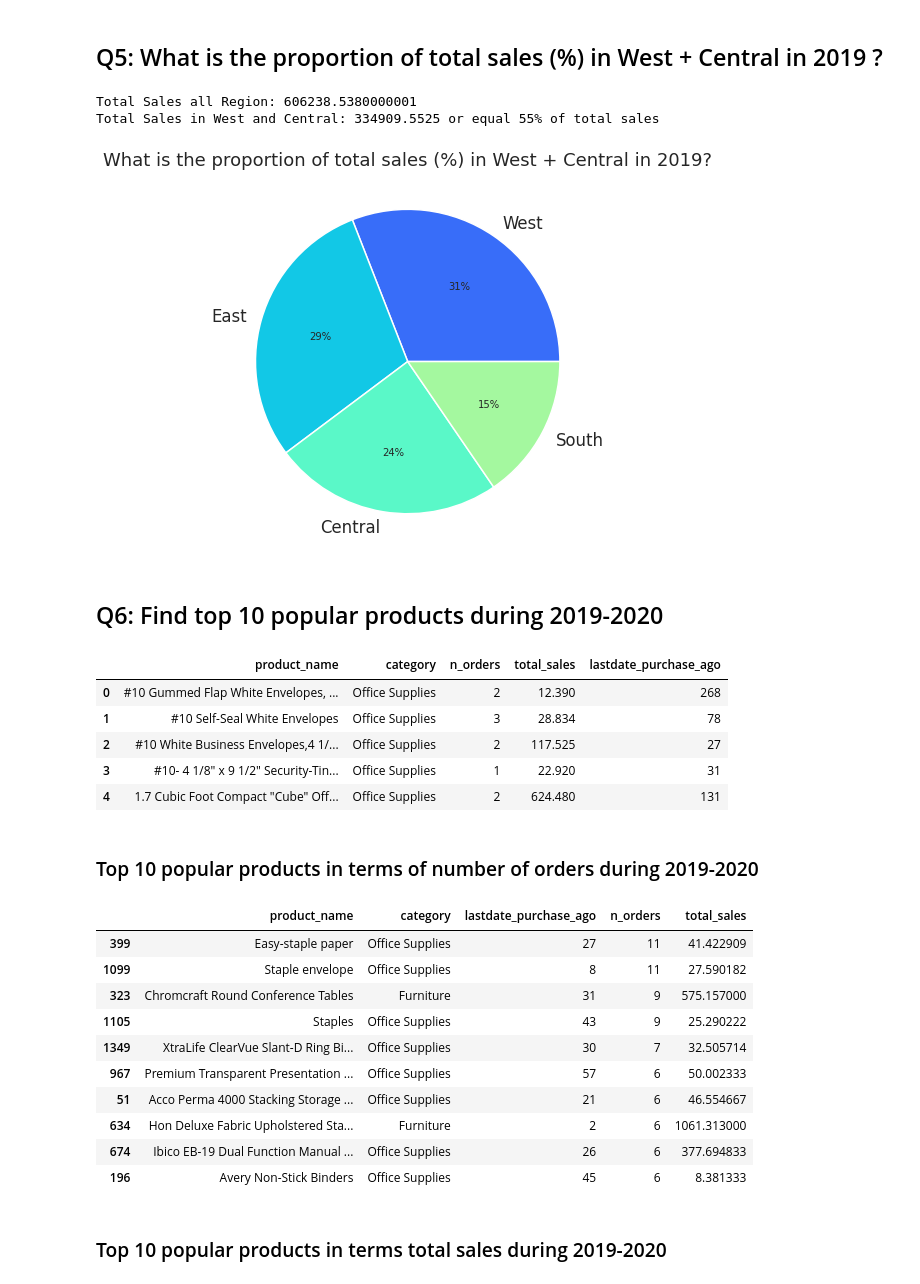
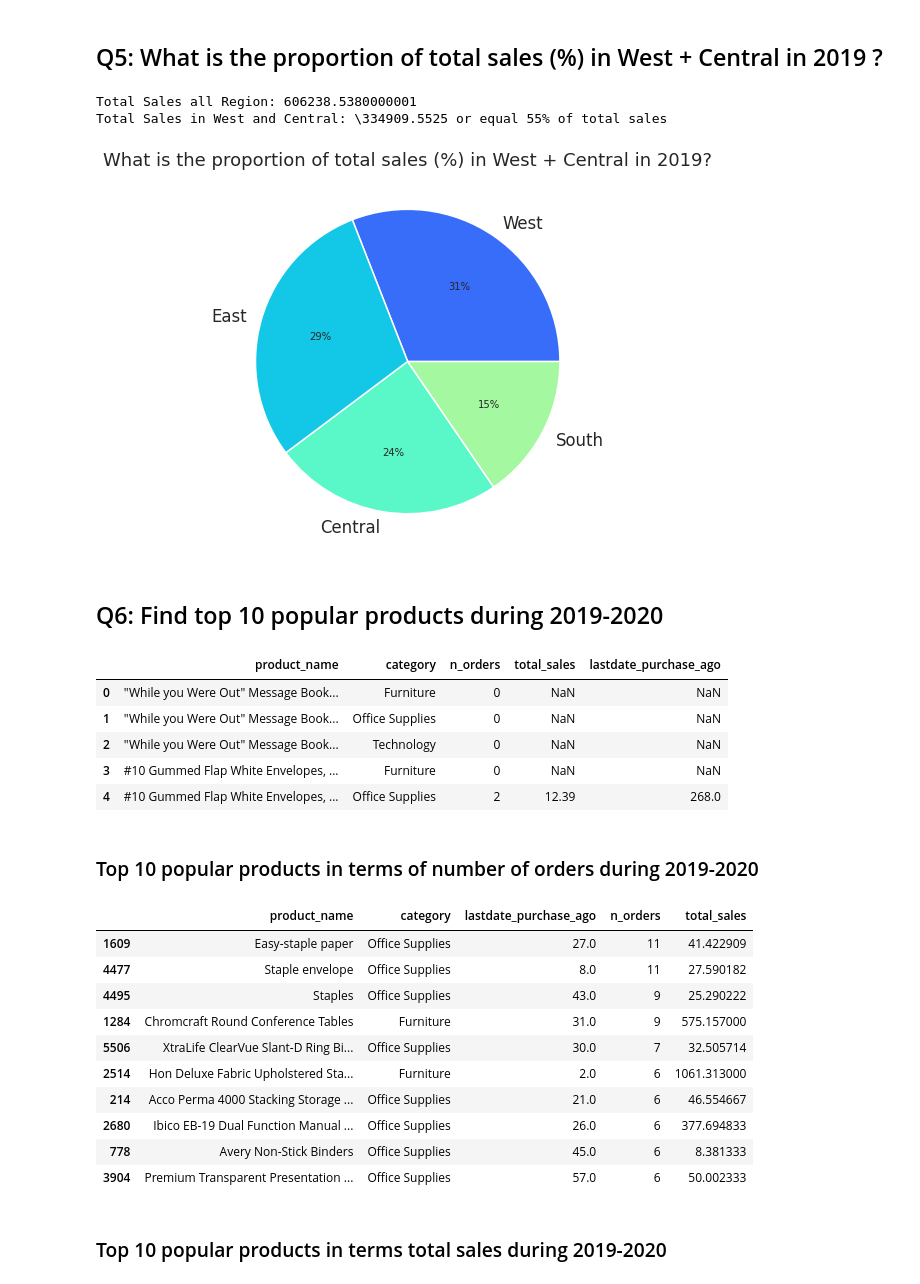
Before and after one commit to syunar/22-02_Store-Sales-Analysis-Customer-Segmentation, a Jupyter notebook: 22_02_dataprep_and_analyze.ipynb, the cells around one changed output. Saved outputs shown, nothing was run; the diff lists cells and outputs as text; code cells hidden in the pictures.

```diff
--- a/22_02_dataprep_and_analyze.ipynb
+++ b/22_02_dataprep_and_analyze.ipynb
@@ -229,11 +230,14 @@ array(['Second Class', 'Standard Class', 'First Class', 'Same Day'],
 for num in nums:
     df[num] = df[num].apply(pd.to_numeric)
 for cat in nor_cats:
-    df[cat] = df[cat].astype('string')
+    df[cat] = df[cat].astype('category')
 for dtime in dtimes:
     df[dtime] = df[dtime].apply(pd.to_datetime)
 
-ship_mode_cat = CategoricalDtype(categories=['Standard Class', 'Second Class', 'First Class', 'Same Day'], ordered=True)
+ship_mode_cat = CategoricalDtype(categories=['Standard Class',
+                                             'Second Class',
+                                             'First Class',
+                                             'Same Day'], ordered=True)
 for cat in ord_cats:
     df[cat] = df[cat].astype(ship_mode_cat)
 # %%
@@ -428,13 +439,21 @@ df.query('order_date > "2019-04-15" and order_date <= "2019-12-31"').groupby('st
 # %% [markdown]
 ## Q5: What is the proportion of total sales (%) in West + Central in 2019 ?
 # %%
-total_sales = df.query('order_date > "2019-01-01" and order_date <= "2019-12-31"')['sales'].sum()
-sales_west_cen = df.query('(order_date > "2019-01-01" & order_date <= "2019-12-31") & (region == "West" | region == "Central")')['sales'].sum()
+total_sales = df.query('order_date > "2019-01-01" \
+                        & order_date <= "2019-12-31"')['sales'].sum()
+sales_west_cen = df.query('(order_date > "2019-01-01" \
+                        & order_date <= "2019-12-31") \
+                        & (region == "West" | region == "Central")')['sales']\
+                        .sum()
 
 print(f'Total Sales all Region: {total_sales}')
-print(f'Total Sales in West and Central: {sales_west_cen} or equal {round(sales_west_cen*100/total_sales)}% of total sales')
+print(f'Total Sales in West and Central: \{sales_west_cen} or equal \
+{round(sales_west_cen*100/total_sales)}% of total sales')
 
-df_total_sales_by_region = df.query('(order_date > "2019-01-01" & order_date <= "2019-12-31")').groupby('region')['sales'].sum().sort_values(ascending=False).reset_index()
+df_total_sales_by_region = df.query('(order_date > "2019-01-01" \
+                                    & order_date <= "2019-12-31")')\
+                                    .groupby('region')['sales'].sum()\
+                                    .sort_values(ascending=False).reset_index()
 plt.figure(figsize=(15,7))
 plt.title('What is the proportion of total sales (%) in West + Central in 2019?')
 plt.pie(df_total_sales_by_region['sales'],
@@ -442,30 +461,35 @@ plt.pie(df_total_sales_by_region['sales'],
         autopct='%.0f%%');
 # %% [output]
 Total Sales all Region: 606238.5380000001
-Total Sales in West and Central: 334909.5525 or equal 55% of total sales
+Total Sales in West and Central: \334909.5525 or equal 55% of total sales
 [figure]
 # %% [markdown]
 ##   Q6: Find top 10 popular products during 2019-2020
 # %%
 
-product_rank = df.query('order_date >= "2019-01-01" & order_date <= "2019-12-31"')\
-                 .groupby(['product_name','category']).agg({'product_name':'count',
-                                                            'sales':'mean',
-                                                            'order_date':'max'})\
-                 .rename(columns={'product_name':'n_orders', 'sales':'total_sales', 'order_date':'lastdate_purchase_ago'})\
+product_rank = df.query('order_date>="2019-01-01"&order_date<="2019-12-31"')\
+                 .groupby(['product_name','category'])\
+                 .agg({'product_name':'count',
+                        'sales':'mean',
+                        'order_date':'max'})\
+                 .rename(columns={'product_name':'n_orders',
+                                  'sales':'total_sales',
+                                  'order_date':'lastdate_purchase_ago'})\
                  .reset_index()
 
 
 # datedif between last_time_purchase and date_now assume data_now='2020-01-01'
-product_rank['lastdate_purchase_ago'] = (dt.datetime(2020,1,1) - product_rank['lastdate_purchase_ago']).apply(lambda s: s.days)
+product_rank['lastdate_purchase_ago'] = (dt.datetime(2020,1,1)
+                                    - product_rank['lastdate_purchase_ago'])\
+                                    .apply(lambda s: s.days)
 product_rank.head()
 # %% [output]
 |  | product_name | category | n_orders | total_sales | lastdate_purchase_ago |
-| 0 | #10 Gummed Flap White Envelopes, ... | Office Supplies | 2 | 12.390 | 268 |
-| 1 | #10 Self-Seal White Envelopes | Office Supplies | 3 | 28.834 | 78 |
-| 2 | #10 White Business Envelopes,4 1/... | Office Supplies | 2 | 117.525 | 27 |
-| 3 | #10- 4 1/8" x 9 1/2" Security-Tin... | Office Supplies | 1 | 22.920 | 31 |
-| 4 | 1.7 Cubic Foot Compact "Cube" Off... | Office Supplies | 2 | 624.480 | 131 |
+| 0 | "While you Were Out" Message Book... | Furniture | 0 | NaN | NaN |
+| 1 | "While you Were Out" Message Book... | Office Supplies | 0 | NaN | NaN |
+| 2 | "While you Were Out" Message Book... | Technology | 0 | NaN | NaN |
+| 3 | #10 Gummed Flap White Envelopes, ... | Furniture | 0 | NaN | NaN |
+| 4 | #10 Gummed Flap White Envelopes, ... | Office Supplies | 2 | 12.39 | 268.0 |
 # %% [markdown]
 ### Top 10 popular products in terms of number of orders during 2019-2020
 # %%
@@ -474,16 +498,16 @@ product_rank = product_rank[['product_name', 'category', 'lastdate_purchase_ago'
 product_rank.sort_values(by='n_orders', ascending=False).head(10)
 # %% [output]
 |  | product_name | category | lastdate_purchase_ago | n_orders | total_sales |
-| 399 | Easy-staple paper | Office Supplies | 27 | 11 | 41.422909 |
-| 1099 | Staple envelope | Office Supplies | 8 | 11 | 27.590182 |
-| 323 | Chromcraft Round Conference Tables | Furniture | 31 | 9 | 575.157000 |
-| 1105 | Staples | Office Supplies | 43 | 9 | 25.290222 |
-| 1349 | XtraLife ClearVue Slant-D Ring Bi... | Office Supplies | 30 | 7 | 32.505714 |
-| 967 | Premium Transparent Presentation ... | Office Supplies | 57 | 6 | 50.002333 |
-| 51 | Acco Perma 4000 Stacking Storage ... | Office Supplies | 21 | 6 | 46.554667 |
-| 634 | Hon Deluxe Fabric Upholstered Sta... | Furniture | 2 | 6 | 1061.313000 |
-| 674 | Ibico EB-19 Dual Function Manual ... | Office Supplies | 26 | 6 | 377.694833 |
-| 196 | Avery Non-Stick Binders | Office Supplies | 45 | 6 | 8.381333 |
+| 1609 | Easy-staple paper | Office Supplies | 27.0 | 11 | 41.422909 |
+| 4477 | Staple envelope | Office Supplies | 8.0 | 11 | 27.590182 |
+| 4495 | Staples | Office Supplies | 43.0 | 9 | 25.290222 |
+| 1284 | Chromcraft Round Conference Tables | Furniture | 31.0 | 9 | 575.157000 |
+| 5506 | XtraLife ClearVue Slant-D Ring Bi... | Office Supplies | 30.0 | 7 | 32.505714 |
+| 2514 | Hon Deluxe Fabric Upholstered Sta... | Furniture | 2.0 | 6 | 1061.313000 |
+| 214 | Acco Perma 4000 Stacking Storage ... | Office Supplies | 21.0 | 6 | 46.554667 |
+| 2680 | Ibico EB-19 Dual Function Manual ... | Office Supplies | 26.0 | 6 | 377.694833 |
+| 778 | Avery Non-Stick Binders | Office Supplies | 45.0 | 6 | 8.381333 |
+| 3904 | Premium Transparent Presentation ... | Office Supplies | 57.0 | 6 | 50.002333 |
 # %% [markdown]
 ### Top 10 popular products in terms total sales during 2019-2020
 # %%
```
Also changed, not shown: parts of 18 cells of this notebook.
